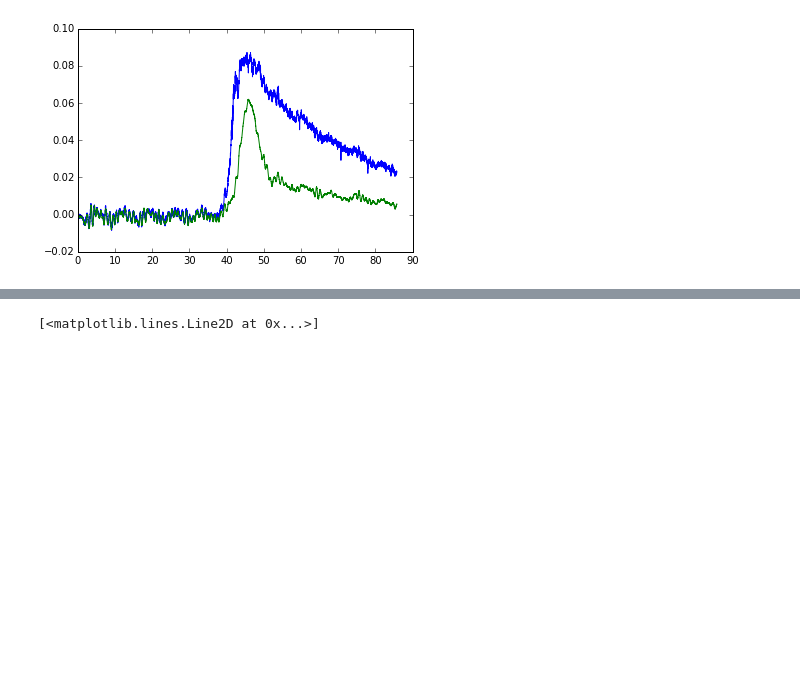
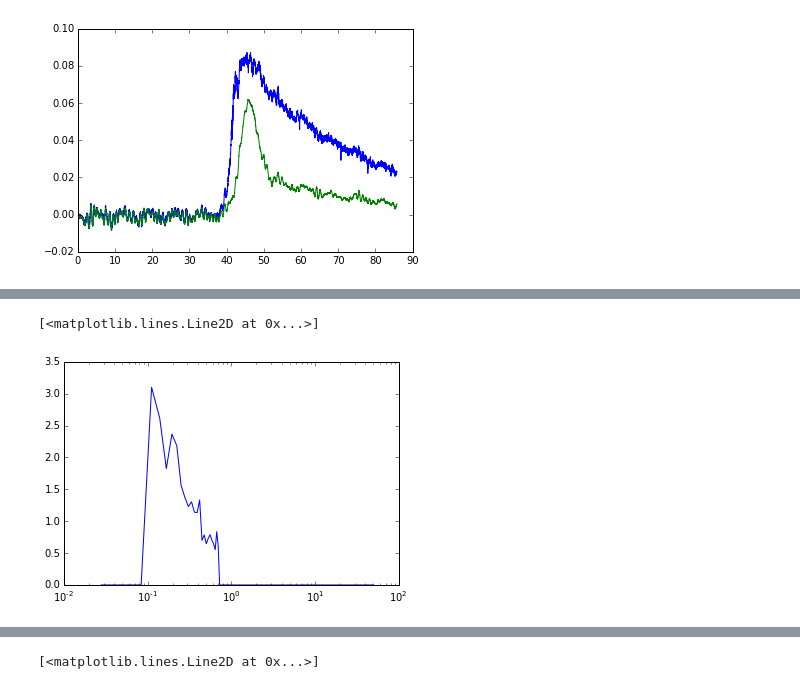
Before and after one commit to aaren/thesis, a Jupyter notebook: chapters/turbulence/wave-subtraction/summary.ipynb, the cells around one changed output, grey strips where cells are left out. Saved outputs shown, nothing was run; the diff lists cells and outputs as text; code cells hidden in the pictures; blank space fills up the shorter version.

```diff
--- a/chapters/turbulence/wave-subtraction/summary.ipynb
+++ b/chapters/turbulence/wave-subtraction/summary.ipynb
@@ -521,0 +567,8 @@ plt.plot(time, mean_signal)
+# %%
+post_fft = np.fft.rfft(bandpass(postsignal, 0.1, 0.7))
+post_freqs = np.fft.rfftfreq(postsignal.size, d=0.01)
+
+plt.semilogx(post_freqs, np.abs(post_fft))
+# %% [output]
+[<matplotlib.lines.Line2D at 0x...>]
+[figure, added]
```
Also changed, not shown: parts of 17 cells of this notebook.
